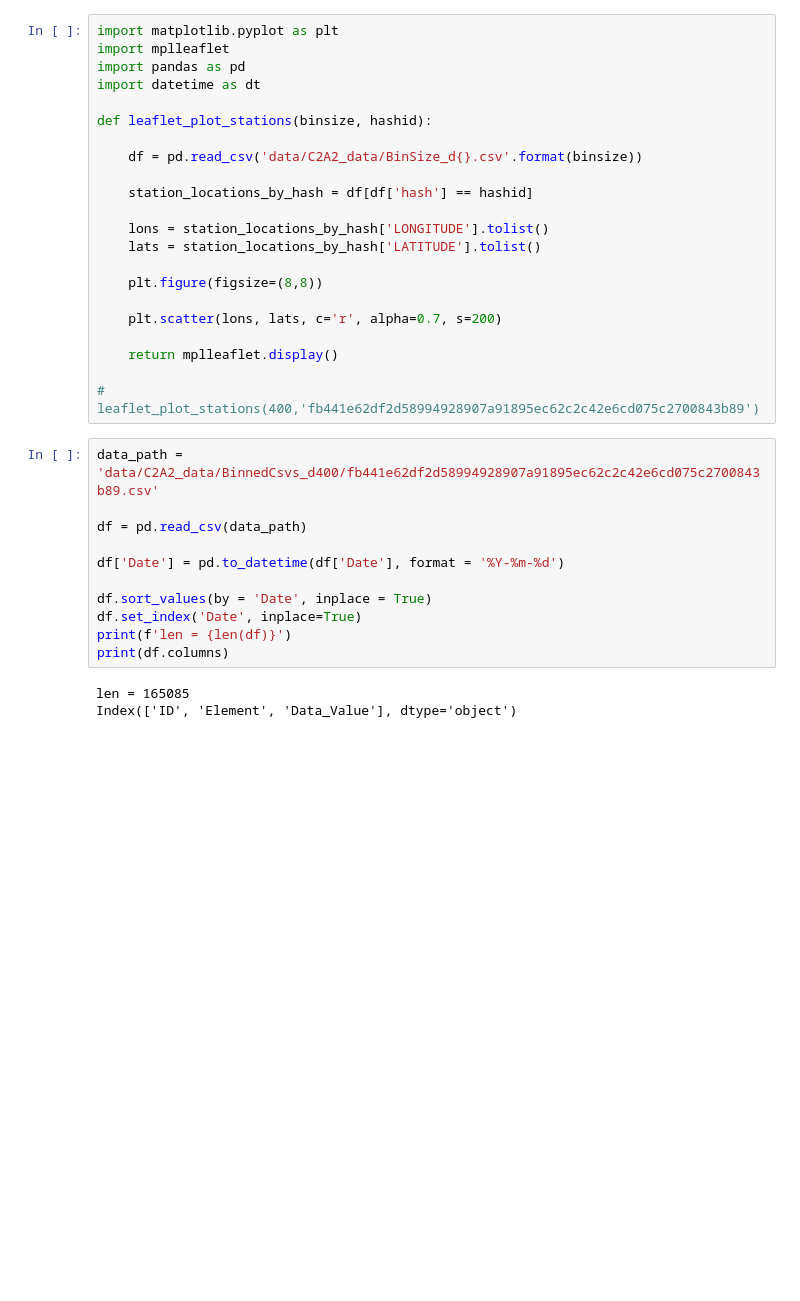
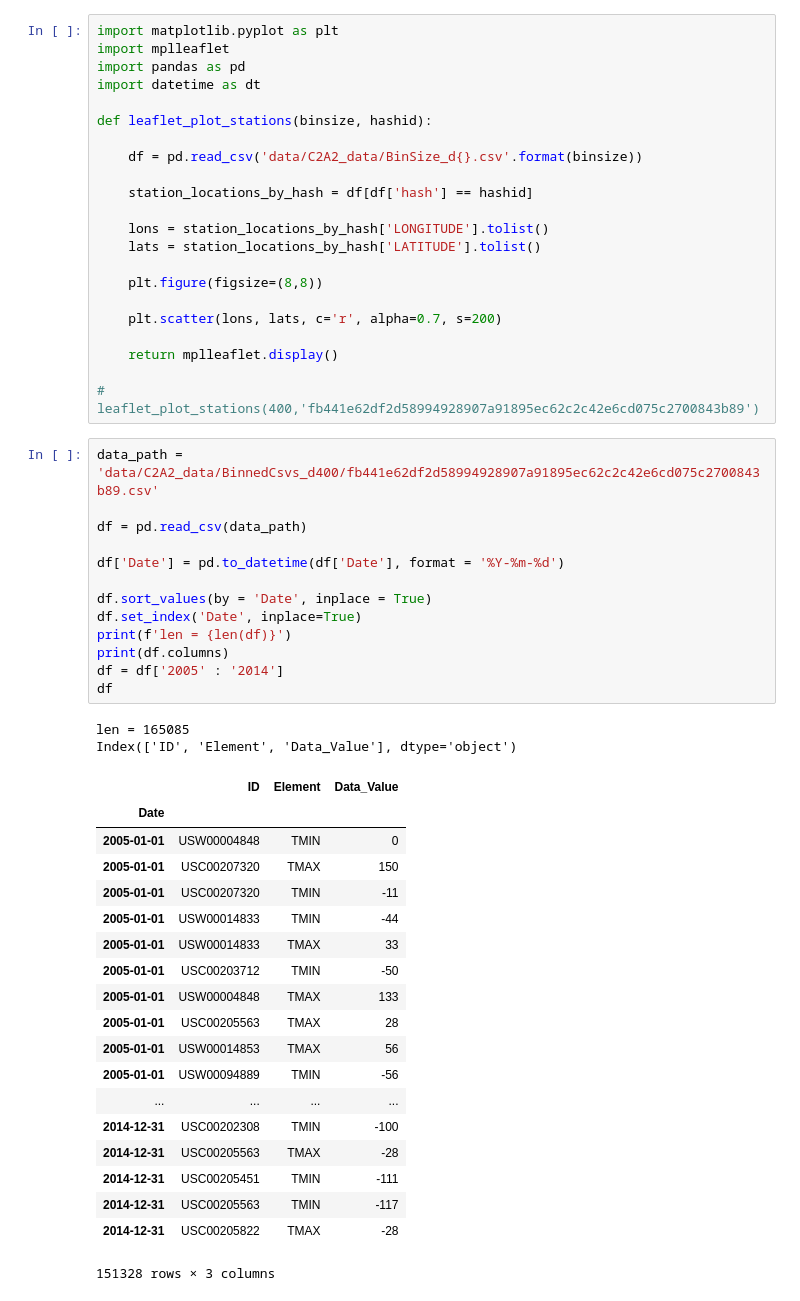
Before and after one commit to Johan-Liebert1/DataScienceSpecialization, a Jupyter notebook: 2 Applied Plotting, Charting & Data Representation in Python/Assignment2.ipynb, the cells around one changed output. Cells and saved outputs as stored; diff of their text form; blank space fills up the shorter version.

```diff
--- a/2 Applied Plotting, Charting & Data Representation in Python/Assignment2.ipynb
+++ b/2 Applied Plotting, Charting & Data Representation in Python/Assignment2.ipynb
@@ -49,17 +49,38 @@ def leaflet_plot_stations(binsize, hashid):
 # %%
 data_path = 'data/C2A2_data/BinnedCsvs_d400/fb441e62df2d58994928907a91895ec62c2c42e6cd075c2700843b89.csv'
 
 df = pd.read_csv(data_path)
 
 df['Date'] = pd.to_datetime(df['Date'], format = '%Y-%m-%d')
 
 df.sort_values(by = 'Date', inplace = True)
 df.set_index('Date', inplace=True)
 print(f'len = {len(df)}')
 print(df.columns)
+df = df['2005' : '2014']
+df
 # %% [output]
 len = 165085
 Index(['ID', 'Element', 'Data_Value'], dtype='object')
+|  | ID | Element | Data_Value |
+| Date |  |  |  |
+| 2005-01-01 | USW00004848 | TMIN | 0 |
+| 2005-01-01 | USC00207320 | TMAX | 150 |
+| 2005-01-01 | USC00207320 | TMIN | -11 |
+| 2005-01-01 | USW00014833 | TMIN | -44 |
+| 2005-01-01 | USW00014833 | TMAX | 33 |
+| 2005-01-01 | USC00203712 | TMIN | -50 |
+| 2005-01-01 | USW00004848 | TMAX | 133 |
+| 2005-01-01 | USC00205563 | TMAX | 28 |
+| 2005-01-01 | USW00014853 | TMAX | 56 |
+| 2005-01-01 | USW00094889 | TMIN | -56 |
+| ... | ... | ... | ... |
+| 2014-12-31 | USC00202308 | TMIN | -100 |
+| 2014-12-31 | USC00205563 | TMAX | -28 |
+| 2014-12-31 | USC00205451 | TMIN | -111 |
+| 2014-12-31 | USC00205563 | TMIN | -117 |
+| 2014-12-31 | USC00205822 | TMAX | -28 |
+151328 rows × 3 columns
 # %%
 grouped = df.groupby(df.index)
 dates = df.index.unique()
```
Also changed, not shown: parts of 6 cells of this notebook.
